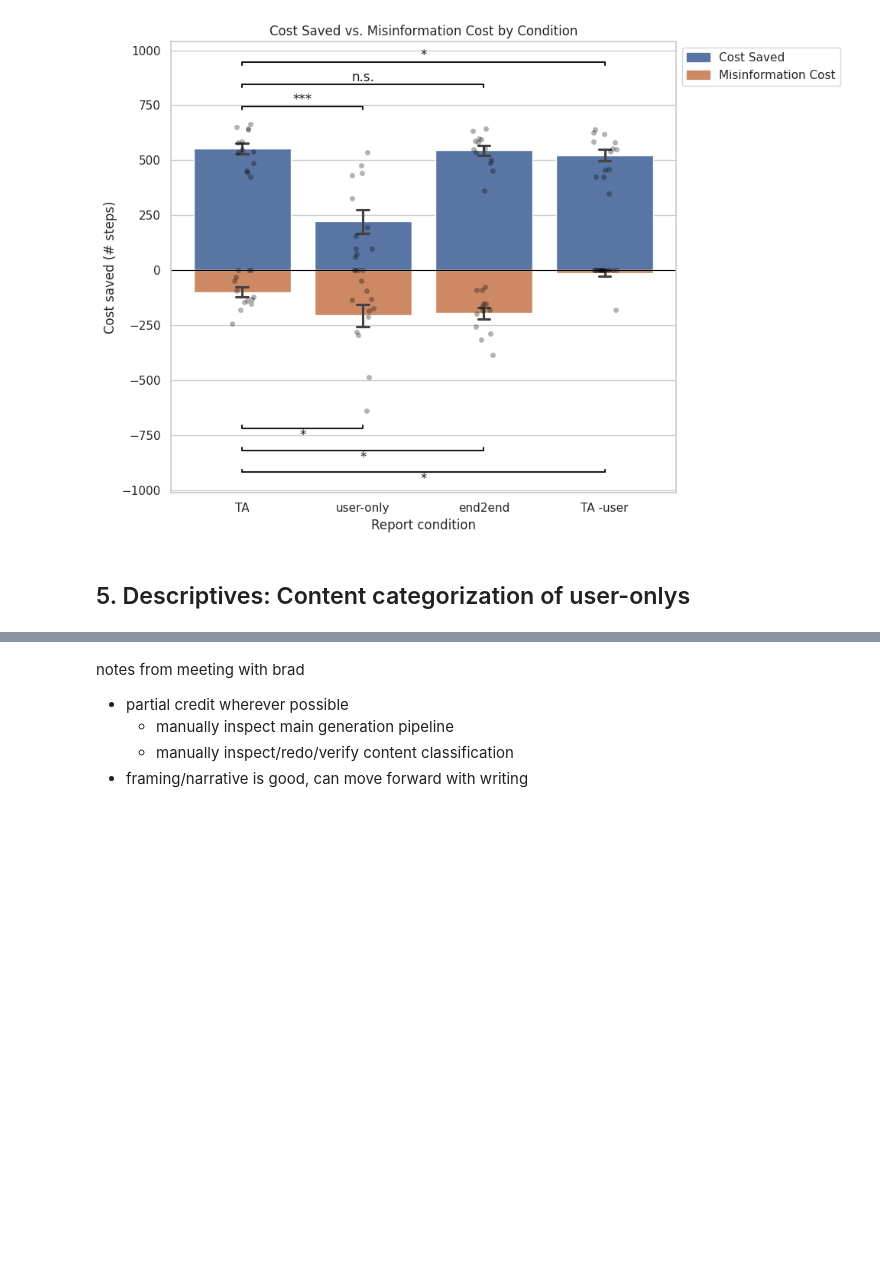
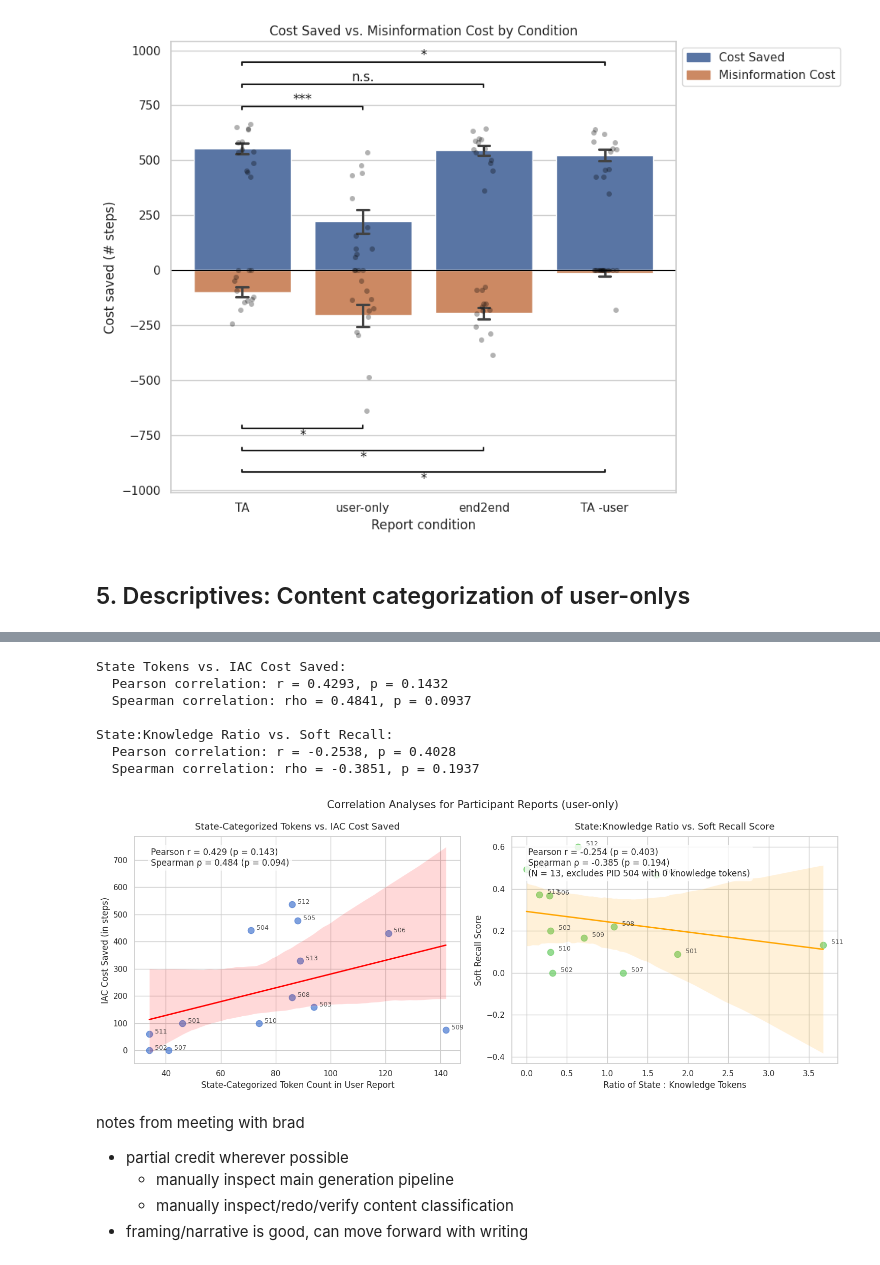
Before and after one commit to cairo-robotics/verbal_task_handover, a Jupyter notebook: analysis/statistical_analysis.ipynb, the cells around one changed output, grey strips where cells are left out. Cells and saved outputs as stored; diff of their text form; code cells hidden in the pictures; blank space fills up the shorter version.

```diff
--- a/analysis/statistical_analysis.ipynb
+++ b/analysis/statistical_analysis.ipynb
@@ -544,3 +556,79 @@ Text(0.5, 1.0, 'Content makeup in user reports by user')
+# %%
+# Ensure participant_id indices are of the same type (string) for clean merging
+df_wide.index = df_wide.index.astype(str)
+content_df.index = content_df.index.astype(str)
+
+# Create merged dataframe
+merged_df = pd.DataFrame({
+    'state_tokens': content_df['state'],
+    'knowledge_tokens': content_df['knowledge'],
+    'iac_cost_saved': df_wide[('iac_cost_saved', 'user-only')],
+    'soft_recall': df_wide[('soft_recall', 'user-only')]
+})
+
+# Calculate state:knowledge ratio (handling division by zero by converting inf to NaN)
+# merged_df['state_knowledge_ratio'] = merged_df['state_tokens'] / merged_df['knowledge_tokens']
+merged_df['state_knowledge_ratio'] = merged_df['knowledge_tokens'] / merged_df['state_tokens']
+merged_df_clean = merged_df.replace([np.inf, -np.inf], np.nan).dropna(subset=['state_knowledge_ratio', 'soft_recall'])
+
+# Calculate correlations
+pearson_r1, pearson_p1 = stats.pearsonr(merged_df['state_tokens'], merged_df['iac_cost_saved'])
+spearman_r1, spearman_p1 = stats.spearmanr(merged_df['state_tokens'], merged_df['iac_cost_saved'])
+
+pearson_r2, pearson_p2 = stats.pearsonr(merged_df_clean['state_knowledge_ratio'], merged_df_clean['soft_recall'])
+spearman_r2, spearman_p2 = stats.spearmanr(merged_df_clean['state_knowledge_ratio'], merged_df_clean['soft_recall'])
+
+print(f"State Tokens vs. IAC Cost Saved:")
+print(f"  Pearson correlation: r = {pearson_r1:.4f}, p = {pearson_p1:.4f}")
+print(f"  Spearman correlation: rho = {spearman_r1:.4f}, p = {spearman_p1:.4f}")
+print(f"\nState:Knowledge Ratio vs. Soft Recall:")
+print(f"  Pearson correlation: r = {pearson_r2:.4f}, p = {pearson_p2:.4f}")
+print(f"  Spearman correlation: rho = {spearman_r2:.4f}, p = {spearman_p2:.4f}")
+
+# Plotting
+sns.set_theme(style='whitegrid', palette='muted')
+fig, (ax1, ax2) = plt.subplots(1, 2, figsize=(15, 6))
+
+# Left plot: State Tokens vs. IAC Cost Saved
+sns.regplot(data=merged_df, x='state_tokens', y='iac_cost_saved', ax=ax1,
+            scatter_kws={'s': 80, 'alpha': 0.7, 'color': 'b'},
+            line_kws={'color': 'red', 'linewidth': 2})
+for pid in merged_df.index:
+    ax1.text(merged_df.loc[pid, 'state_tokens'] + 2,
+             merged_df.loc[pid, 'iac_cost_saved'] + 2,
+             str(pid), fontsize=9, alpha=0.8)
+ax1.set_xlabel('State-Categorized Token Count in User Report', fontsize=12)
+ax1.set_ylabel('IAC Cost Saved (in steps)', fontsize=12)
+ax1.set_title('State-Categorized Tokens vs. IAC Cost Saved', fontsize=13, pad=10)
+ax1.text(0.05, 0.95, f'Pearson r = {pearson_r1:.3f} (p = {pearson_p1:.3f})\nSpearman ρ = {spearman_r1:.3f} (p = {spearman_p1:.3f})',
+         transform=ax1.transAxes, verticalalignment='top', bbox=dict(boxstyle='round', facecolor='white', alpha=0.8))
+
+# Right plot: State:Knowledge Ratio vs. Soft Recall
+sns.regplot(data=merged_df_clean, x='state_knowledge_ratio', y='soft_recall', ax=ax2,
+            scatter_kws={'s': 80, 'alpha': 0.7, 'color': 'g'},
+            line_kws={'color': 'orange', 'linewidth': 2})
+for pid in merged_df_clean.index:
+    ax2.text(merged_df_clean.loc[pid, 'state_knowledge_ratio'] + 0.1,
+             merged_df_clean.loc[pid, 'soft_recall'] + 0.005,
+             str(pid), fontsize=9, alpha=0.8)
+ax2.set_xlabel('Ratio of State : Knowledge Tokens', fontsize=12)
+ax2.set_ylabel('Soft Recall Score', fontsize=12)
+ax2.set_title('State:Knowledge Ratio vs. Soft Recall Score', fontsize=13, pad=10)
+ax2.text(0.05, 0.95, f'Pearson r = {pearson_r2:.3f} (p = {pearson_p2:.3f})\nSpearman ρ = {spearman_r2:.3f} (p = {spearman_p2:.3f})\n(N = {len(merged_df_clean)}, excludes PID 504 with 0 knowledge tokens)',
+         transform=ax2.transAxes, verticalalignment='top', bbox=dict(boxstyle='round', facecolor='white', alpha=0.8))
+
+plt.suptitle('Correlation Analyses for Participant Reports (user-only)', fontsize=15, y=0.98)
+plt.tight_layout()
+plt.show()
+# %% [output]
+State Tokens vs. IAC Cost Saved:
+  Pearson correlation: r = 0.4293, p = 0.1432
+  Spearman correlation: rho = 0.4841, p = 0.0937
+
+State:Knowledge Ratio vs. Soft Recall:
+  Pearson correlation: r = -0.2538, p = 0.4028
+  Spearman correlation: rho = -0.3851, p = 0.1937
+[figure, added]
 # %% [markdown]
 notes from meeting with brad
 - partial credit wherever possible
```
Also changed, not shown: parts of 5 cells of this notebook, 8 other files.
